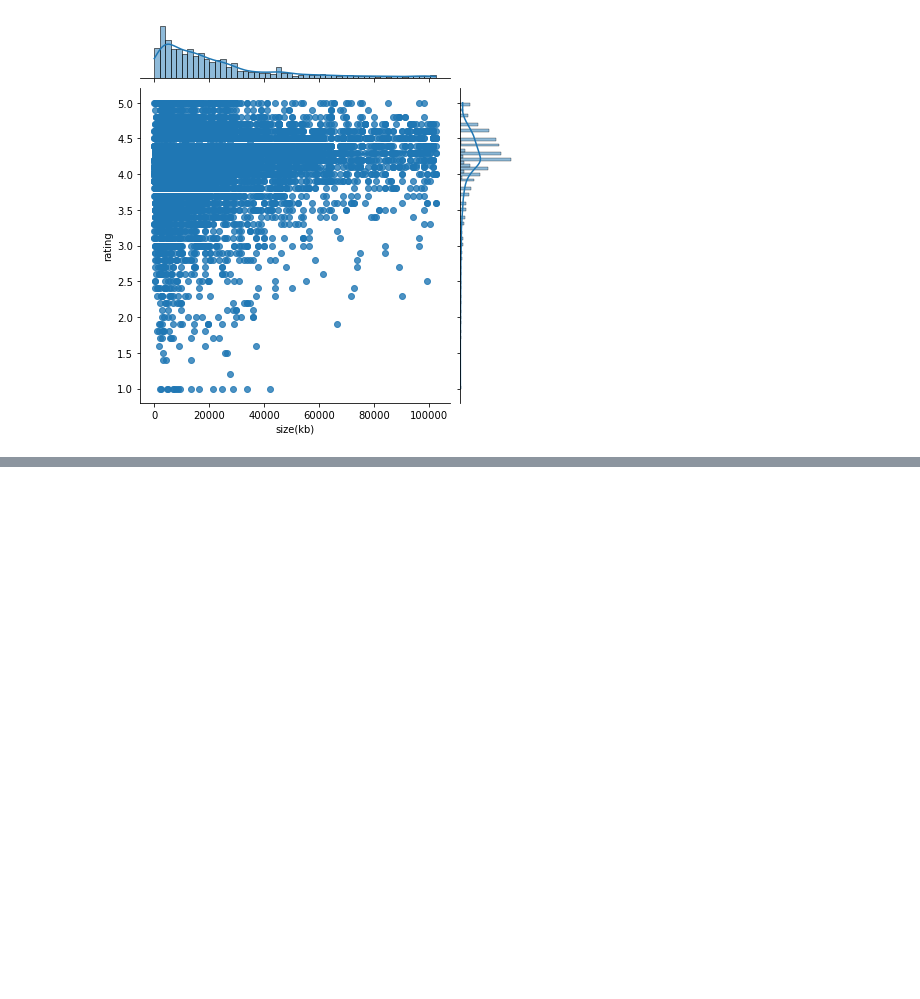
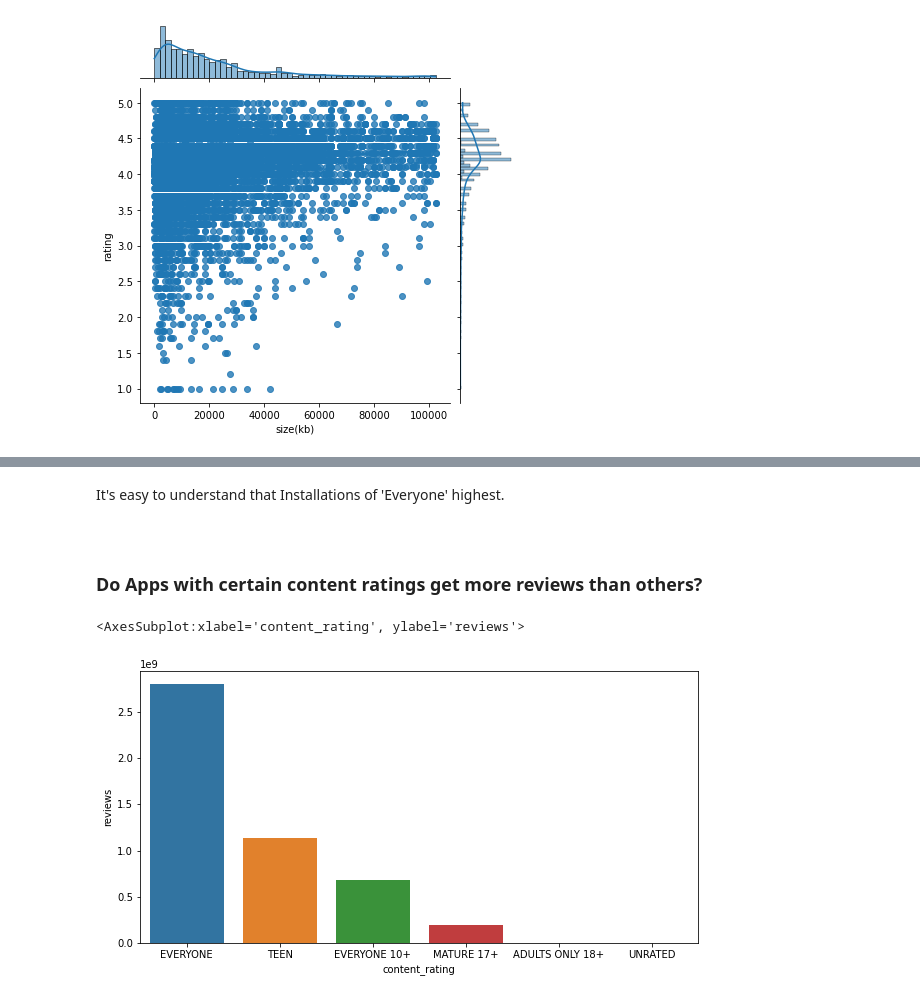
Before and after one commit to Rosiee0312/Google_Play_Store, a Jupyter notebook: Data_cleaning_EDA.ipynb, the cells around one changed output, grey strips where cells are left out. Cells and saved outputs as stored; diff of their text form; code cells hidden in the pictures; blank space fills up the shorter version.

```diff
--- a/Data_cleaning_EDA.ipynb
+++ b/Data_cleaning_EDA.ipynb
@@ -544,0 +600,15 @@ sns.jointplot(data=df, x='size(kb)', y = 'rating', kind='reg')
+# %% [markdown]
+It's easy to understand that Installations of 'Everyone' highest.
+# %% [markdown]
+<a id="3.13"></a> <br>
+### Do Apps with certain content ratings get more reviews than others?
+# %%
+cr_re = df.groupby('content_rating')['reviews'].sum()
+cr_re = pd.DataFrame(cr_re).reset_index()
+
+plt.figure(figsize=(10,5))
+order = df.groupby('content_rating')['reviews'].sum().sort_values(ascending=False).index
+sns.barplot(data=cr_re, x='content_rating', y ='reviews', order=order)
+# %% [output]
+<AxesSubplot:xlabel='content_rating', ylabel='reviews'>
+[figure, added]
```
Also changed, not shown: parts of 42 cells of this notebook.
